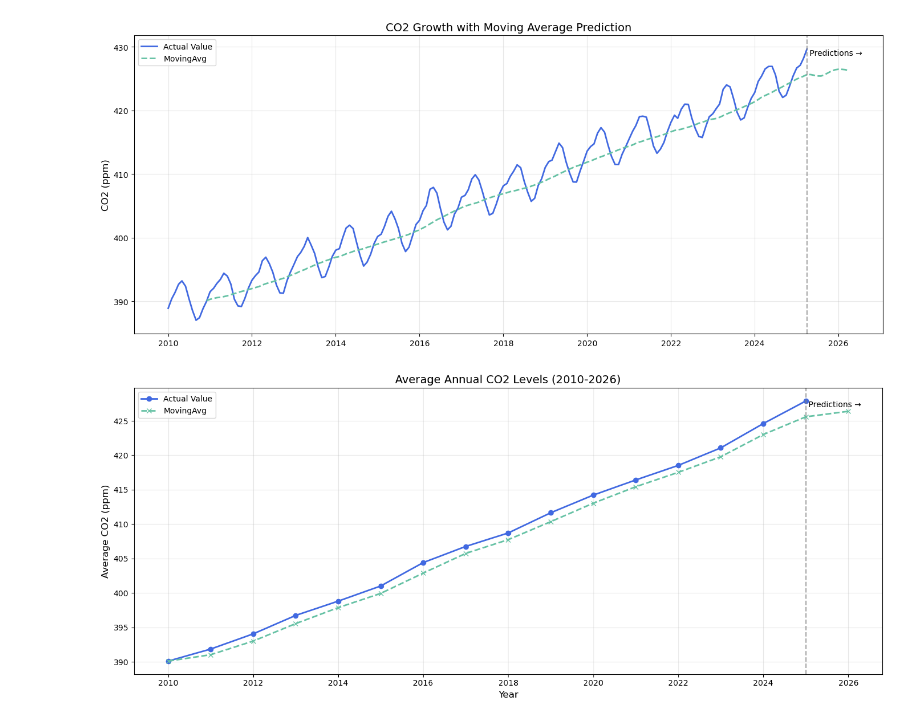
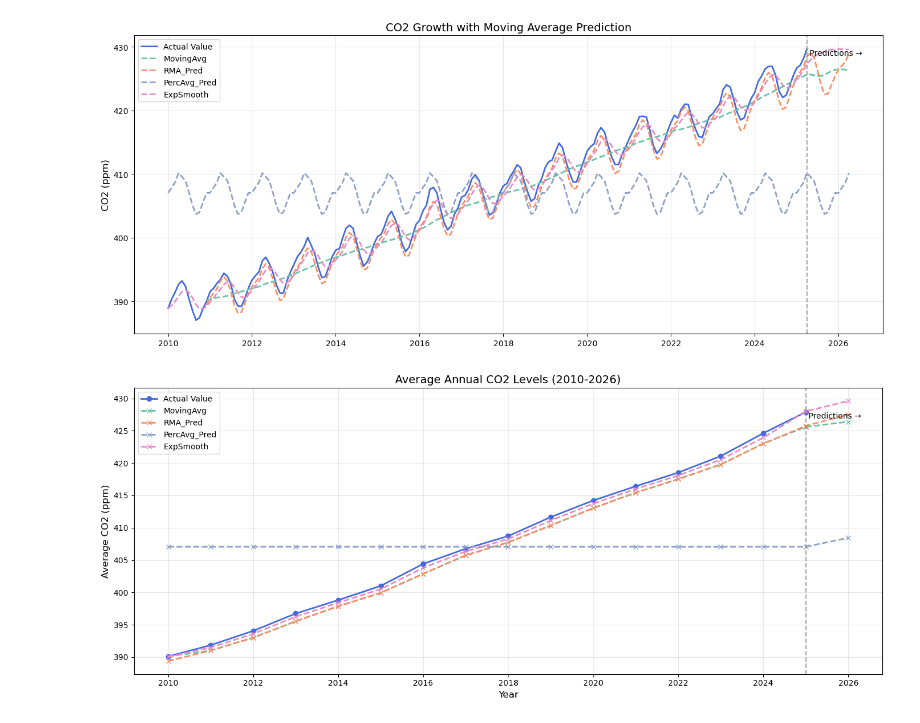
Before and after one commit to aLieexe/statistika-final-proj, a Jupyter notebook: src/plot-prediction.ipynb, the cells around one changed output. Saved outputs shown, nothing was run; the diff lists cells and outputs as text; code cells hidden in the pictures.

Commit message:
prediction fix

```diff
--- a/src/plot-prediction.ipynb
+++ b/src/plot-prediction.ipynb
@@ -105,16 +105,18 @@ def plotYearlyAvg(df, valueCol='Value', otherCols=None, title='Annual CO2 Levels
 # %%
 df['Date'] = pd.to_datetime(df['Date'])
 
-plotTimeSeries(df, otherCols=['MovingAvg'], title='CO2 Growth with Moving Average Prediction')
+colsName = ['MovingAvg', 'RMA_Pred', 'PercAvg_Pred', 'ExpSmooth']
+
+plotTimeSeries(df, otherCols=colsName, title='CO2 Growth with Moving Average Prediction')
 plt.savefig('../plots/processed_CO2_growth.png')
 plt.show()
 
 
 
 df['Date'] = pd.to_datetime(df['Date'])
-yearlyPlot = plotYearlyAvg(df, otherCols=['MovingAvg'], title='Average Annual CO2 Levels (2010-2026)')
+yearlyPlot = plotYearlyAvg(df, otherCols=colsName, title='Average Annual CO2 Levels (2010-2026)')
 plt.savefig('../plots/processed_yearly_trend_avg.png')
 plt.show()
 # %% [output]
-[figure, old version]
+[figure, new version]
-[figure, old version]
+[figure, new version]
```
Also changed, not shown: parts of 1 cell of this notebook, 7 other files.
